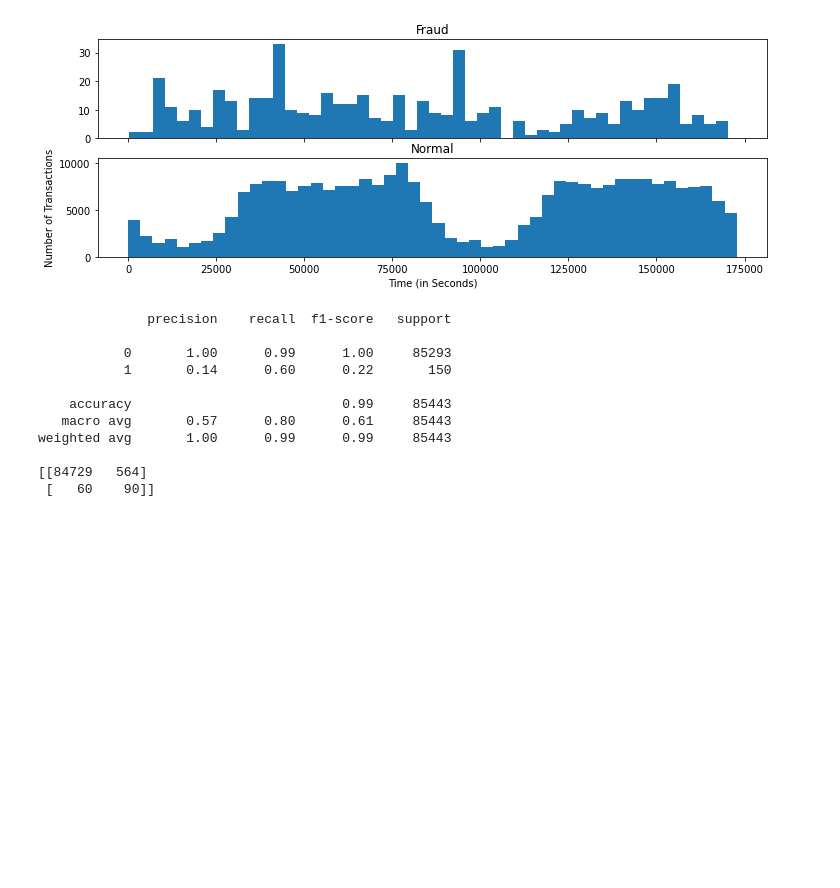
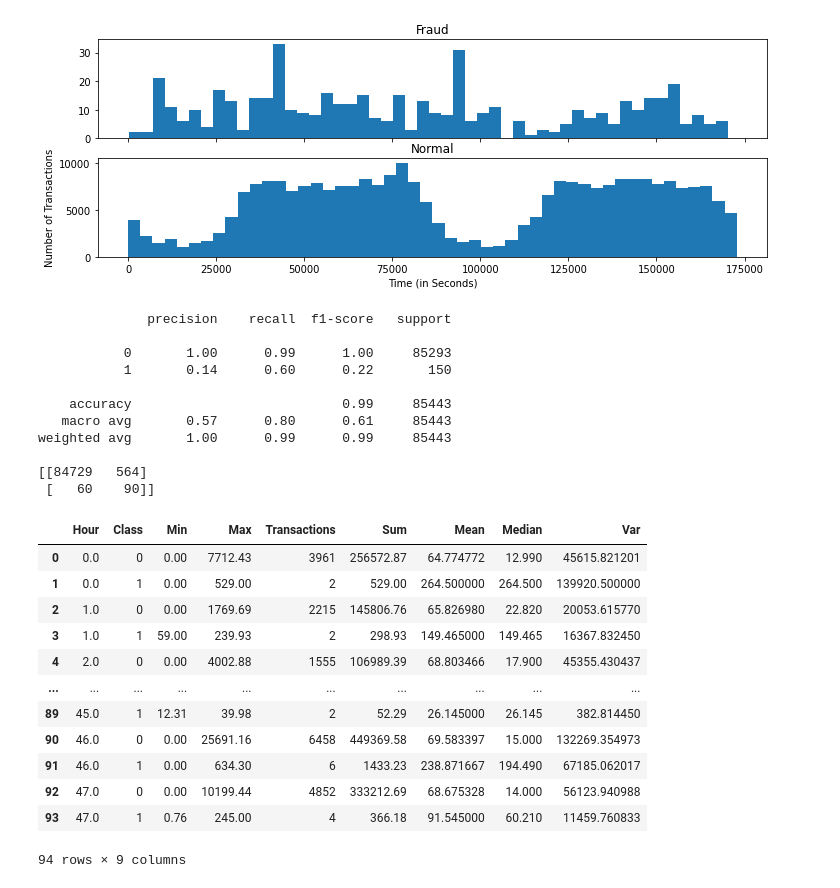
Before and after one commit to jacksdata/Fraud_Detection_Imbalanced_Data, a Jupyter notebook: EDA_Imbalanced_Credit.ipynb, the cells around one changed output. Saved outputs shown, nothing was run; the diff lists cells and outputs as text; code cells hidden in the pictures; blank space fills up the shorter version.

```diff
--- a/EDA_Imbalanced_Credit.ipynb
+++ b/EDA_Imbalanced_Credit.ipynb
@@ -192,2 +192,18 @@ data_df.columns = ['Hour', 'Class', 'Min', 'Max', 'Transactions', 'Sum', 'Mean',
+# %%
+data_df
+# %% [output]
+|  | Hour | Class | Min | Max | Transactions | Sum | Mean | Median | Var |
+| 0 | 0.0 | 0 | 0.00 | 7712.43 | 3961 | 256572.87 | 64.774772 | 12.990 | 45615.821201 |
+| 1 | 0.0 | 1 | 0.00 | 529.00 | 2 | 529.00 | 264.500000 | 264.500 | 139920.500000 |
+| 2 | 1.0 | 0 | 0.00 | 1769.69 | 2215 | 145806.76 | 65.826980 | 22.820 | 20053.615770 |
+| 3 | 1.0 | 1 | 59.00 | 239.93 | 2 | 298.93 | 149.465000 | 149.465 | 16367.832450 |
+| 4 | 2.0 | 0 | 0.00 | 4002.88 | 1555 | 106989.39 | 68.803466 | 17.900 | 45355.430437 |
+| ... | ... | ... | ... | ... | ... | ... | ... | ... | ... |
+| 89 | 45.0 | 1 | 12.31 | 39.98 | 2 | 52.29 | 26.145000 | 26.145 | 382.814450 |
+| 90 | 46.0 | 0 | 0.00 | 25691.16 | 6458 | 449369.58 | 69.583397 | 15.000 | 132269.354973 |
+| 91 | 46.0 | 1 | 0.00 | 634.30 | 6 | 1433.23 | 238.871667 | 194.490 | 67185.062017 |
+| 92 | 47.0 | 0 | 0.00 | 10199.44 | 4852 | 333212.69 | 68.675328 | 14.000 | 56123.940988 |
+| 93 | 47.0 | 1 | 0.76 | 245.00 | 4 | 366.18 | 91.545000 | 60.210 | 11459.760833 |
+94 rows × 9 columns
 # %%
 fig, (ax1, ax2) = plt.subplots(ncols=2, figsize=(18,6))
```
Also changed, not shown: parts of 5 cells of this notebook.
